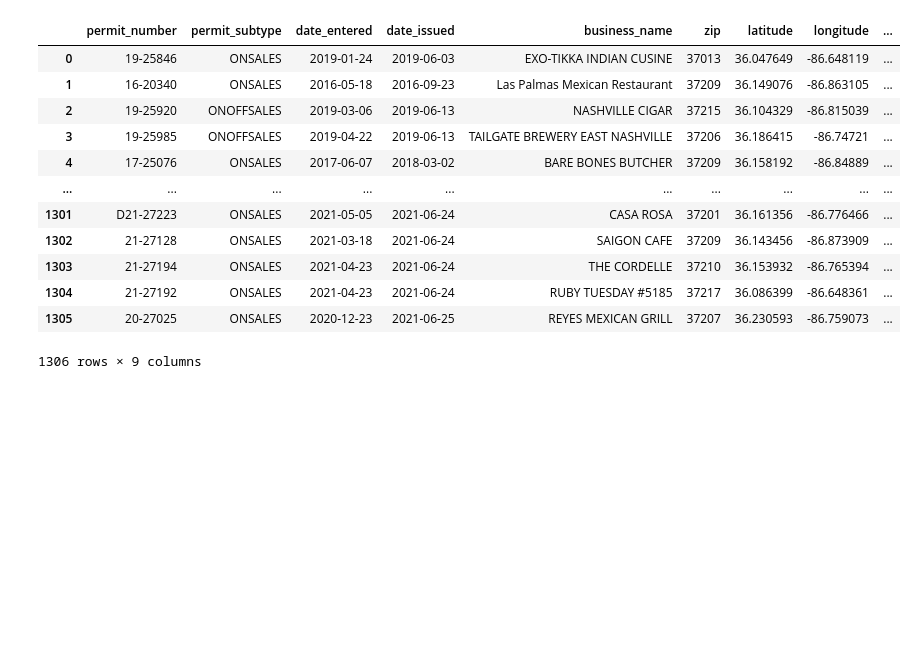
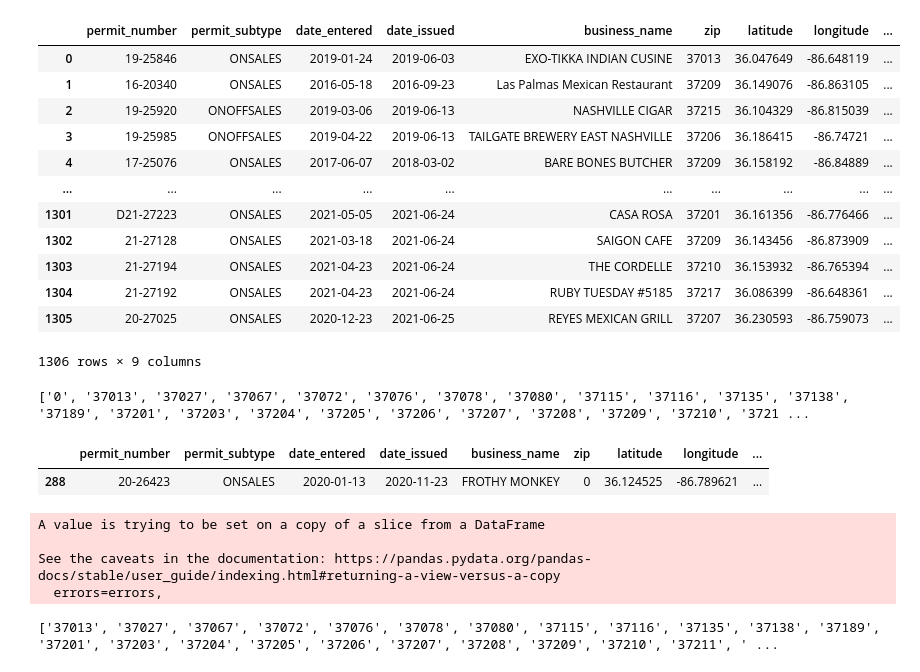
Before and after one commit to HannaKim4673/Beer_Restaurant_Success, a Jupyter notebook: ETL_API_TO_DATAFRAME.ipynb, the cells around one changed output. Cells and saved outputs as stored; diff of their text form; code cells hidden in the pictures; blank space fills up the shorter version.

Commit message:
update demographics and etl notebook, schema2 update, added beer permit data V2 and ERD for database

```diff
--- a/ETL_API_TO_DATAFRAME.ipynb
+++ b/ETL_API_TO_DATAFRAME.ipynb
@@ -167,4 +168,9 @@ df1
 | 1316 | 20-26911 | ONSALES | 2020-09-05 | 2021-01-29 | BAD AXE, BLU OX, FOGG STREET LAWN... | 37203 | None | None | ... |
+# %%
+# create list of null index values
+df= df.dropna()
 # %%
-df.drop(df.index[[26,55,69,93,131,175,237,277,338,374,489,517,544,621,644,662,719,730,733,776,1032,1044,1098,1114,1151,1160,1277,1316]], inplace=True)
+# no longer needed
+# drop null rows by index
+# df.drop(df.index[[26,55,69,93,131,175,236,288,358,366,515,541,544,621,644,662,719,730,733,776,1032,1044,1098,1114,1151,1160,1277,1316]], inplace=True)
 # %%
@@ -189,3 +196,29 @@ df
 | 1304 | 21-27192 | ONSALES | 2021-04-23 | 2021-06-24 | RUBY TUESDAY #5185 | 37217 | 36.086399 | -86.648361 | ... |
 | 1305 | 20-27025 | ONSALES | 2020-12-23 | 2021-06-25 | REYES MEXICAN GRILL | 37207 | 36.230593 | -86.759073 | ... |
 1306 rows × 9 columns
+# %%
+# find zip code = 0
+a=df['zip'].unique()
+print(sorted(a))
+# %% [output]
+['0', '37013', '37027', '37067', '37072', '37076', '37078', '37080', '37115', '37116', '37135', '37138', '37189', '37201', '37203', '37204', '37205', '37206', '37207', '37208', '37209', '37210', '3721 ...
+# %%
+# find row with zip=0
+df.loc[df['zip'] == "0"]
+# %% [output]
+|  | permit_number | permit_subtype | date_entered | date_issued | business_name | zip | latitude | longitude | ... |
+| 288 | 20-26423 | ONSALES | 2020-01-13 | 2020-11-23 | FROTHY MONKEY | 0 | 36.124525 | -86.789621 | ... |
+# %%
+# drop row with zip=0
+df.drop(df.loc[df['zip'] == "0"].index, inplace=True)
+# %% [output]
+A value is trying to be set on a copy of a slice from a DataFrame
+
+See the caveats in the documentation: https://pandas.pydata.org/pandas-docs/stable/user_guide/indexing.html#returning-a-view-versus-a-copy
+  errors=errors,
+# %%
+# check zip = 0 removed
+b=df['zip'].unique()
+print(sorted(b))
+# %% [output]
+['37013', '37027', '37067', '37072', '37076', '37078', '37080', '37115', '37116', '37135', '37138', '37189', '37201', '37203', '37204', '37205', '37206', '37207', '37208', '37209', '37210', '37211', ' ...
```
Also changed, not shown: parts of 8 cells of this notebook, 4 other files.
